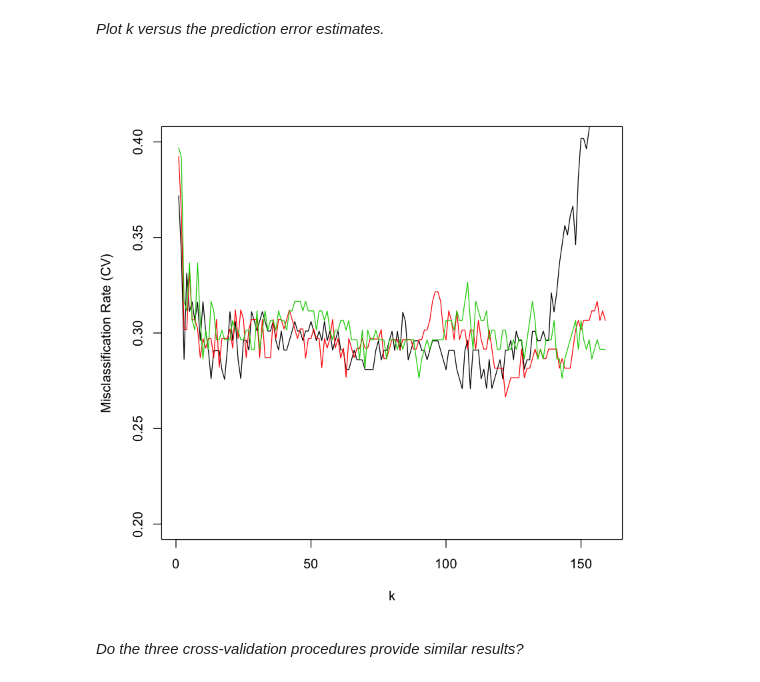
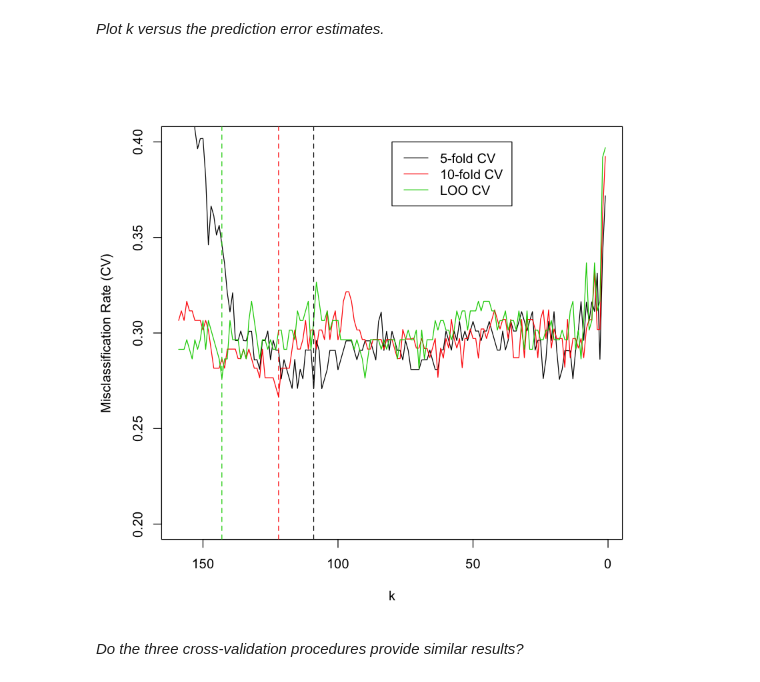
Before and after one commit to jonellingsen/Statistical-learning, a Jupyter notebook: project/Problem 2.ipynb, the cells around one changed output. Saved outputs shown, nothing was run; the diff lists cells and outputs as text; code cells hidden in the pictures.

```diff
--- a/project/Problem 2.ipynb
+++ b/project/Problem 2.ipynb
@@ -70,6 +70,9 @@ knn.models = lapply(Ks, (function (k) kNN(training.data, K = k)))
 knn.models.training.misclassification.rate = MisclassificationRate(knn.models, training.data)
 knn.models.test.misclassification.rate = MisclassificationRate(knn.models, test.data)
 # %%
-plot(x = Ks, y = knn.models.training.misclassification.rate, type = 'l', col = 1, xlab = 'k', ylab = 'Misclassification Rate', ylim = c(0.0, 0.4))
+x.range = rev(range(Ks))
+y.range = c(0.2, 0.4)
+plot(x = Ks, y = knn.models.training.misclassification.rate, type = 'l', col = 1, xlab = 'k', xlim = x.range, ylab = 'Misclassification Rate', ylim = y.range)
 lines(x = Ks, y = knn.models.test.misclassification.rate, type = 'l', col = 2)
+legend(max(x.range), max(y.range), c("Training error", "Test error"), col = c(1, 2), lty = 1)
 # %% [output]
@@ -106,11 +123,19 @@ Warning message in nominalTrainWorkflow(x = x, y = y, wts = weights, info = trai
 # %% [markdown]
 *Plot k versus the prediction error estimates.*
 # %%
-plot(x = Ks, y = knn.cv5.model$misclassification.rate, type = 'l', col = 1, xlab = 'k', ylab = 'Misclassification Rate (CV)', ylim = c(0.2, 0.4))
+# Misclassification rate estimated by CV
+plot(x = Ks, y = knn.cv5.model$misclassification.rate, type = 'l', col = 1, xlab = 'k', ylab = 'Misclassification Rate (CV)', xlim = x.range, ylim = y.range)
 lines(x = Ks, y = knn.cv10.model$misclassification.rate, type = 'l', col = 2)
 lines(x = Ks, y = knn.loo.model$misclassification.rate, type = 'l', col = 3)
+
+# Optimal k
+abline(v = knn.cv5.model$bestTune$k, col = 1,  lty = 2)
+abline(v = knn.cv10.model$bestTune$k, col = 2, lty = 2)
+abline(v = knn.loo.model$bestTune$k, col = 3,  lty = 2)
+
+legend(mean(x.range), max(y.range), c("5-fold CV", "10-fold CV", "LOO CV"), col = c(1, 2, 3), lty = 1)
 # %% [output]
-[figure, old version]
+[figure, new version]
 # %% [markdown]
 *Do the three cross-validation procedures provide similar results?*
 # %% [markdown]
```
Also changed, not shown: parts of 31 cells of this notebook, 7 other files.
